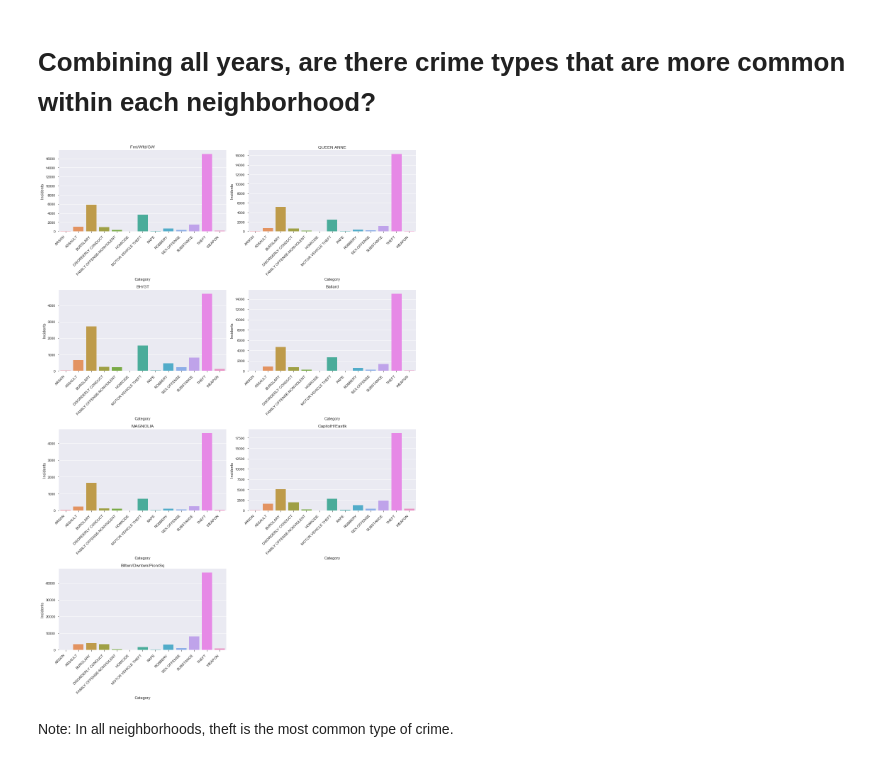
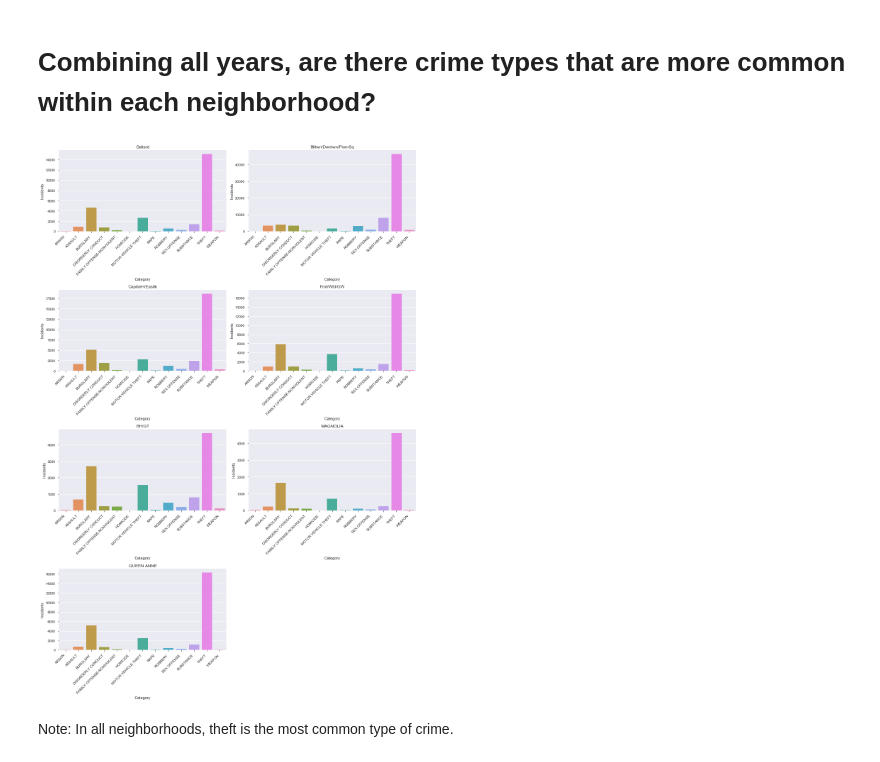
Before and after one commit to orbitse/garbanzo, a Jupyter notebook: crime_stats/crime_more_data.ipynb, the cells around one changed output. Saved outputs shown, nothing was run; the diff lists cells and outputs as text; code cells hidden in the pictures.

```diff
--- a/crime_stats/crime_more_data.ipynb
+++ b/crime_stats/crime_more_data.ipynb
@@ -259,2 +300,2 @@ neighborhood_map = {
 # %%
-df['Neighborhood'] = df['Neighborhood'].apply(lambda neighborhood: neighborhood_map.get(neighborhood, neighborhood))
+odf['Neighborhood'] = odf['Neighborhood'].apply(lambda neighborhood: neighborhood_map.get(neighborhood, neighborhood))
@@ -281,0 +302,3 @@ df.head(30)
+# %%
+odf = odf[odf.Category != 'GAMBLE']
+odf.head()
@@ -283,5 +313,5 @@ df.head(30)
 Note: There are too many neighborhoods, so I picked the ones that Abbie highlighted in her talk, and included the downtown area just out of my own curiosity.
 # %%
 neighborhoods = ['Fmt/Wfd/GW', 'QUEEN ANNE', 'BH/GT', 'Ballard', 'MAGNOLIA', 'CapitolH/Eastlk', 'Blltwn/Dwntwn/PionrSq']
-df = df[df.Neighborhood.isin(neighborhoods)]
+odf = odf[odf.Neighborhood.isin(neighborhoods)]
 # %%
@@ -300,8 +330,8 @@ df.head(10)
 | 21 | 2008-01-01 | Ballard | MOTOR VEHICLE THEFT | 18 |
 # %%
 fig = plt.figure(figsize=(20, 160))
-for i, crime_type in enumerate(categories):
-  crime_type_data = df[df.Category == crime_type]
+for i, crime_type in enumerate(odf.Category.unique()):
+  crime_type_data = odf[odf.Category == crime_type]
   crime_type_data = crime_type_data.groupby(['Neighborhood', 'Occurred'])['Incidents'].sum().reset_index()
 
   fig.add_subplot(30, 2, i + 1)
@@ -317,19 +347,19 @@ Note: Not surprisingly, the downtown/Belltown/Pinoneer Square area has had more
 # Combining all years, are there crime types that are more common within each neighborhood?
 # %%
 fig = plt.figure(figsize=(15, 22))
-for i, neighborhood in enumerate(neighborhoods):
-  neighborhood_data = df[df.Neighborhood == neighborhood]
+for i, neighborhood in enumerate(odf.Neighborhood.unique()):
+  neighborhood_data = odf[odf.Neighborhood == neighborhood]
   neighborhood_data = neighborhood_data.groupby(['Neighborhood', 'Category'])['Incidents'].sum().reset_index()
 
   fig.add_subplot(4, 2, i + 1)
   chart = sns.barplot(data= neighborhood_data, x= 'Category', y= 'Incidents')
   chart.set_xticklabels(chart.get_xticklabels(), rotation=45, horizontalalignment='right')
 
   ax = plt.gca()
   ax.set_title(neighborhood)
 plt.tight_layout()
 # %% [output]
-[figure, old version]
+[figure, new version]
 # %% [markdown]
 Note: In all neighborhoods, theft is the most common type of crime.
 # %% [markdown]
```
Also changed, not shown: parts of 42 cells of this notebook.
